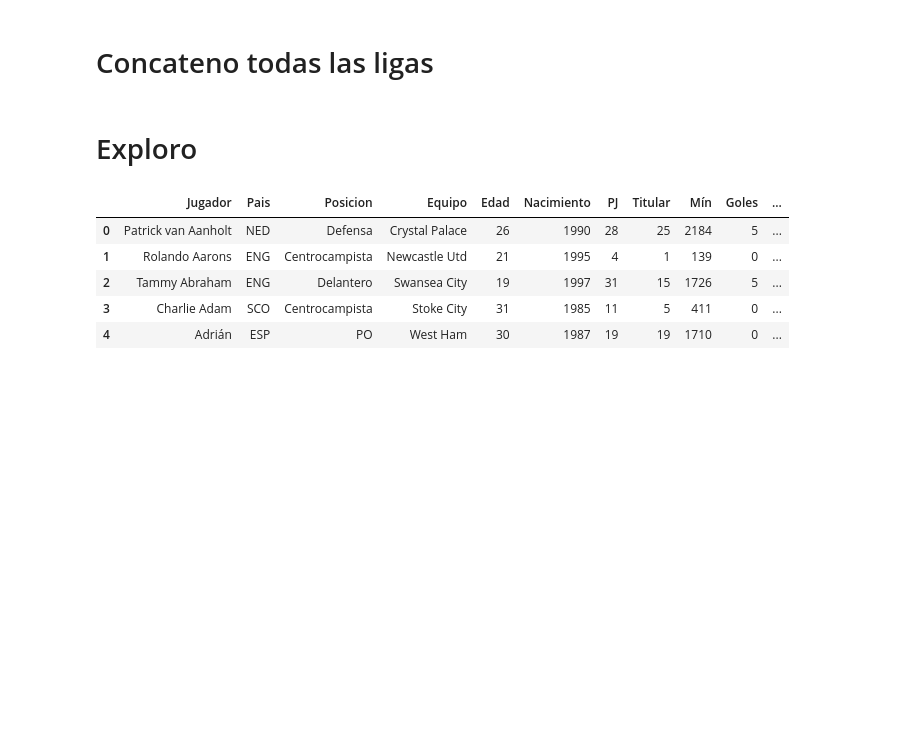
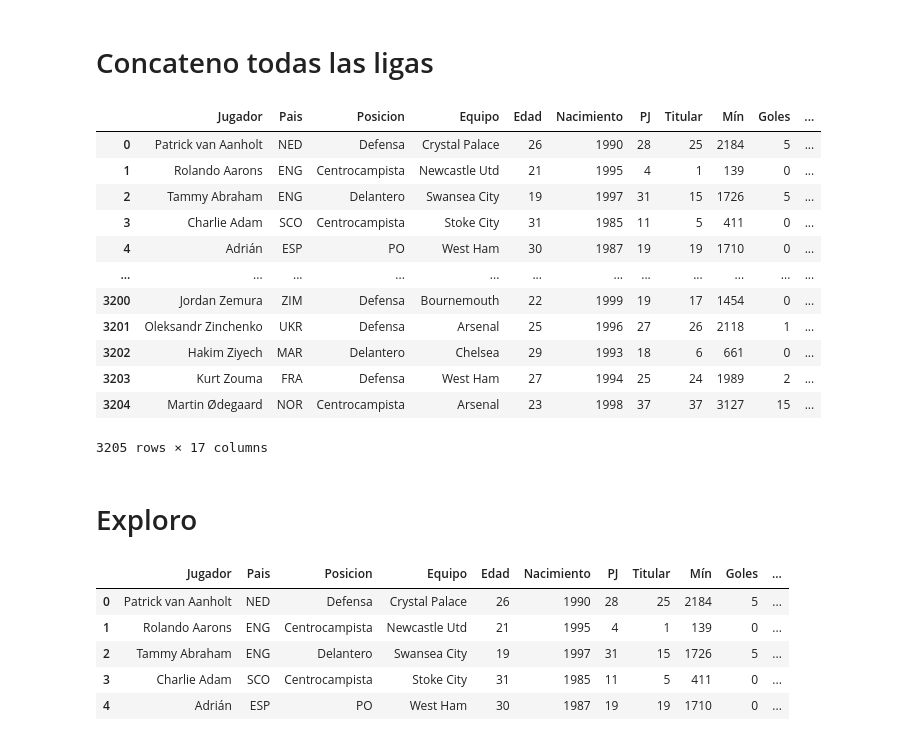
Before and after one commit to Matimengot/Proyecto-Final, a Jupyter notebook: limpieza/tabla_completa.ipynb, the cells around one changed output. Cells and saved outputs as stored; diff of their text form; code cells hidden in the pictures; blank space fills up the shorter version.

```diff
--- a/limpieza/tabla_completa.ipynb
+++ b/limpieza/tabla_completa.ipynb
@@ -10,6 +8,22 @@ from tqdm import tqdm
 premier = pd.read_csv('../csv/csv_limpios/premier_lp.csv', index_col=0)
 liga = pd.read_csv('../csv/csv_limpios/laliga_lp.csv', index_col=0)
 serie= pd.read_csv('../csv/csv_limpios/serie_lp.csv',   index_col=0)
+# %%
+premier
+# %% [output]
+|  | Jugador | Pais | Posicion | Equipo | Edad | Nacimiento | PJ | Titular | Mín | Goles | ... |
+| 0 | Patrick van Aanholt | NED | Defensa | Crystal Palace | 26 | 1990 | 28 | 25 | 2184 | 5 | ... |
+| 1 | Rolando Aarons | ENG | Centrocampista | Newcastle Utd | 21 | 1995 | 4 | 1 | 139 | 0 | ... |
+| 2 | Tammy Abraham | ENG | Delantero | Swansea City | 19 | 1997 | 31 | 15 | 1726 | 5 | ... |
+| 3 | Charlie Adam | SCO | Centrocampista | Stoke City | 31 | 1985 | 11 | 5 | 411 | 0 | ... |
+| 4 | Adrián | ESP | PO | West Ham | 30 | 1987 | 19 | 19 | 1710 | 0 | ... |
+| ... | ... | ... | ... | ... | ... | ... | ... | ... | ... | ... | ... |
+| 3200 | Jordan Zemura | ZIM | Defensa | Bournemouth | 22 | 1999 | 19 | 17 | 1454 | 0 | ... |
+| 3201 | Oleksandr Zinchenko | UKR | Defensa | Arsenal | 25 | 1996 | 27 | 26 | 2118 | 1 | ... |
+| 3202 | Hakim Ziyech | MAR | Delantero | Chelsea | 29 | 1993 | 18 | 6 | 661 | 0 | ... |
+| 3203 | Kurt Zouma | FRA | Defensa | West Ham | 27 | 1994 | 25 | 24 | 1989 | 2 | ... |
+| 3204 | Martin Ødegaard | NOR | Centrocampista | Arsenal | 23 | 1998 | 37 | 37 | 3127 | 15 | ... |
+3205 rows × 17 columns
 # %%
 #Concateno las tablas
 jugadores = pd.concat([premier, liga, serie])
```
Also changed, not shown: parts of 4 cells of this notebook, 10 other files.
